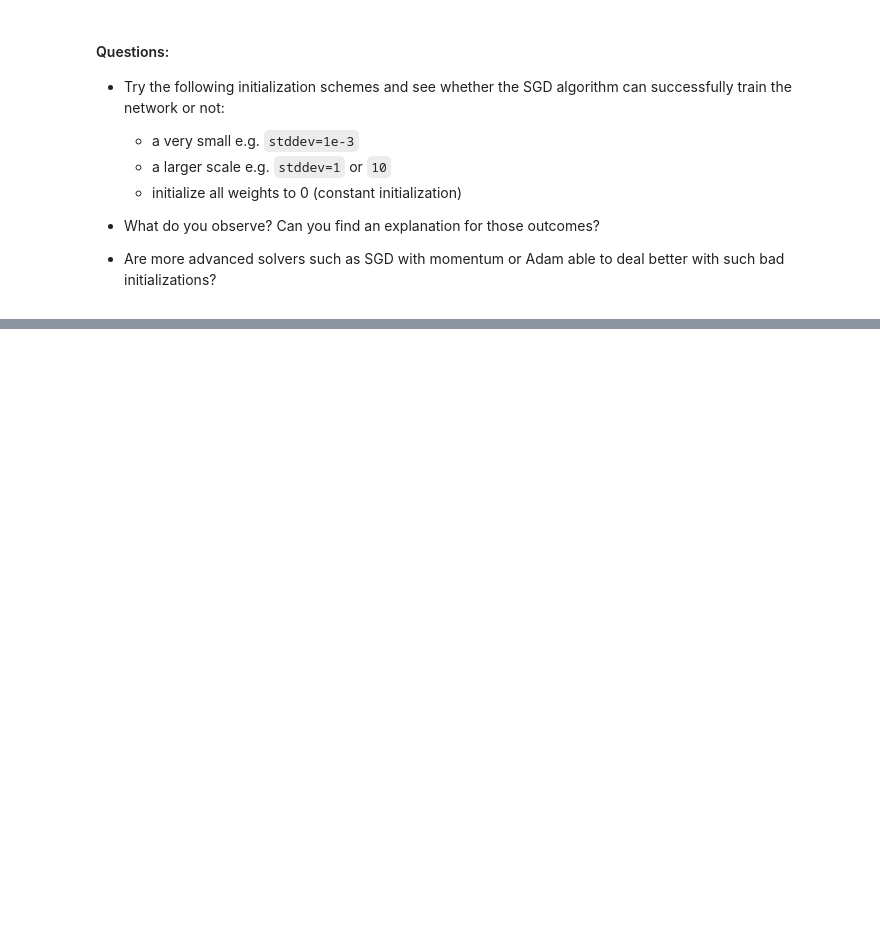
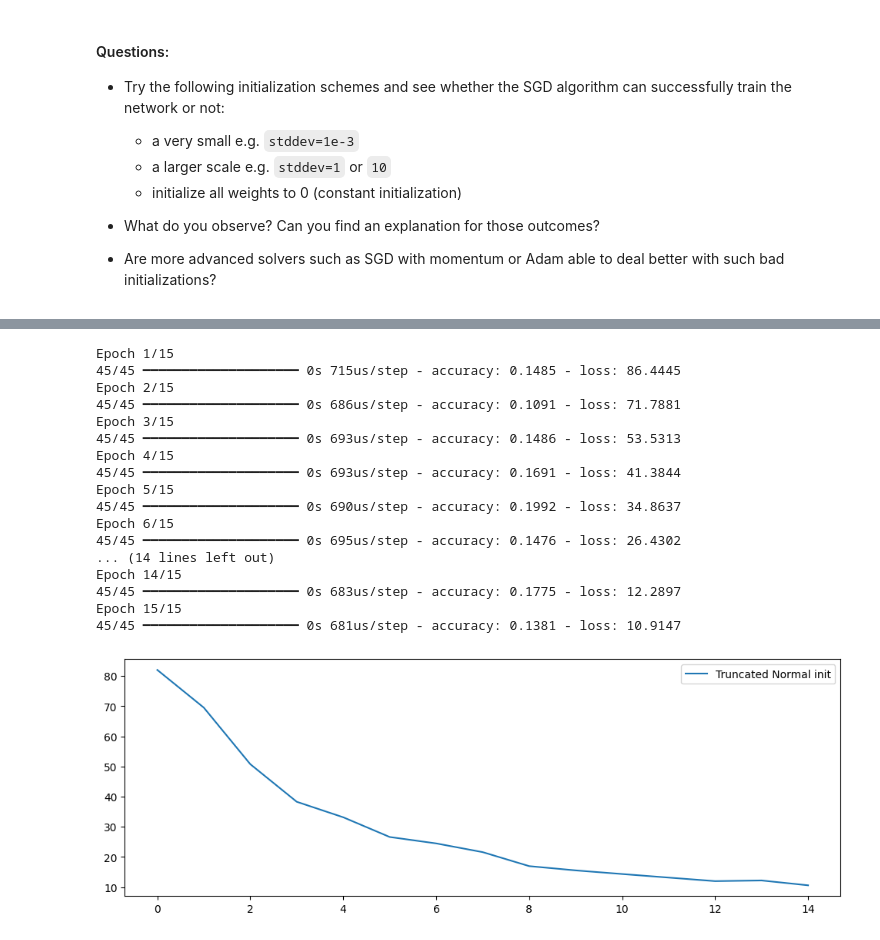
Before and after one commit to monzchan/deep_learning, a Jupyter notebook: 01_materials/labs/lab_1.ipynb, the cells around one changed output, grey strips where cells are left out. Saved outputs shown, nothing was run; the diff lists cells and outputs as text; code cells hidden in the pictures; blank space fills up the shorter version.

```diff
--- a/01_materials/labs/lab_1.ipynb
+++ b/01_materials/labs/lab_1.ipynb
@@ -640,0 +858,45 @@ model.layers[0].weights
+# %%
+# Try a large scle
+from tensorflow.keras import initializers
+from tensorflow.keras import optimizers
+
+input_dim = 64
+hidden_dim = 64
+output_dim = 10
+
+normal_init = initializers.TruncatedNormal(stddev=10, seed=42)
+
+model = Sequential()
+model.add(Dense(hidden_dim, input_dim=input_dim, activation="tanh",
+                kernel_initializer=normal_init))
+model.add(Dense(hidden_dim, activation="tanh",
+                kernel_initializer=normal_init))
+model.add(Dense(output_dim, activation="softmax",
+                kernel_initializer=normal_init))
+
+model.compile(optimizer=optimizers.SGD(learning_rate=0.1),
+              loss='categorical_crossentropy', metrics=['accuracy'])
+
+history = model.fit(X_train, y_train, epochs=15, batch_size=32)
+plt.figure(figsize=(12, 4))
+plt.plot(history.history['loss'], label="Truncated Normal init")
+plt.legend();
+# %% [output]
+Epoch 1/15
+45/45 ━━━━━━━━━━━━━━━━━━━━ 0s 715us/step - accuracy: 0.1485 - loss: 86.4445
+Epoch 2/15
+45/45 ━━━━━━━━━━━━━━━━━━━━ 0s 686us/step - accuracy: 0.1091 - loss: 71.7881
+Epoch 3/15
+45/45 ━━━━━━━━━━━━━━━━━━━━ 0s 693us/step - accuracy: 0.1486 - loss: 53.5313
+Epoch 4/15
+45/45 ━━━━━━━━━━━━━━━━━━━━ 0s 693us/step - accuracy: 0.1691 - loss: 41.3844
+Epoch 5/15
+45/45 ━━━━━━━━━━━━━━━━━━━━ 0s 690us/step - accuracy: 0.1992 - loss: 34.8637
+Epoch 6/15
+45/45 ━━━━━━━━━━━━━━━━━━━━ 0s 695us/step - accuracy: 0.1476 - loss: 26.4302
+... (14 lines left out)
+Epoch 14/15
+45/45 ━━━━━━━━━━━━━━━━━━━━ 0s 683us/step - accuracy: 0.1775 - loss: 12.2897
+Epoch 15/15
+45/45 ━━━━━━━━━━━━━━━━━━━━ 0s 681us/step - accuracy: 0.1381 - loss: 10.9147
+[figure, added]
```
Also changed, not shown: parts of 26 cells of this notebook.
